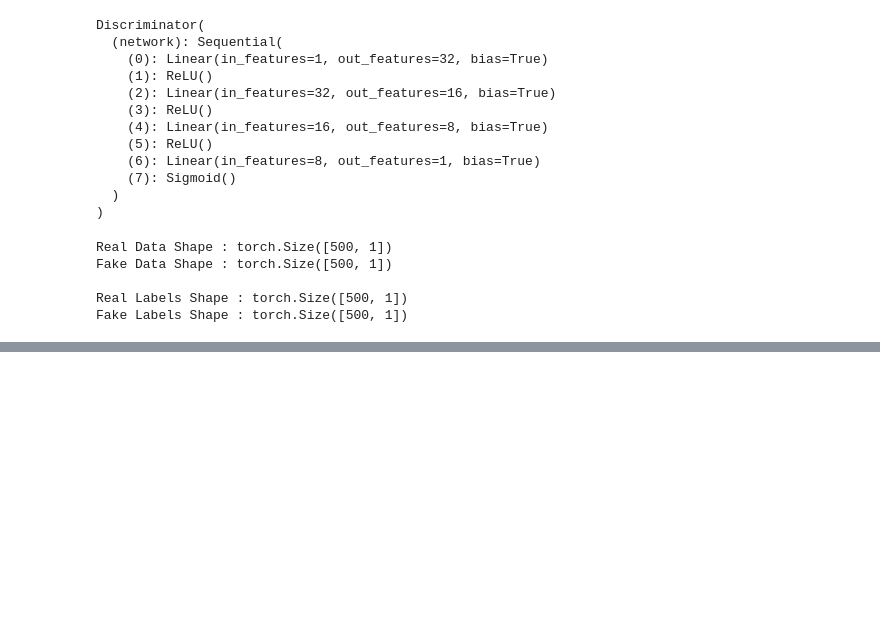
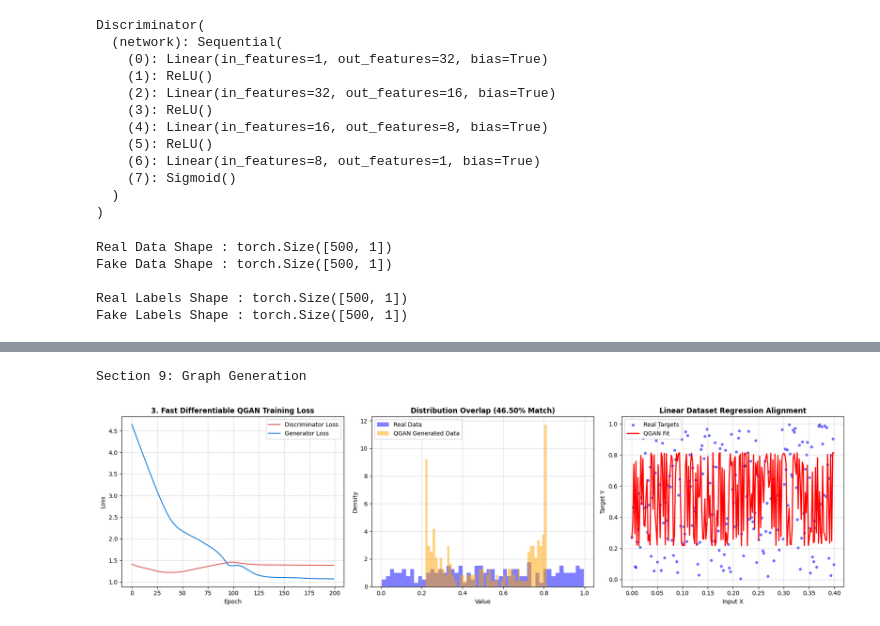
Before and after one commit to murtazaansari2504/QGAN-and-GAN, a Jupyter notebook: QGAN_final.ipynb, the cells around one changed output, grey strips where cells are left out. Drawn from its saved outputs; the diff is of its cells as text; code cells hidden in the pictures; blank space fills up the shorter version.

```diff
--- a/QGAN_final.ipynb
+++ b/QGAN_final.ipynb
@@ -1330,39 +1552,68 @@ print("-" * 45)
 # %%
 # SECTION 9: VISUALIZATION & GRAPHS
 
+import matplotlib.pyplot as plt
+import numpy as np
+
 print("Section 9: Graph Generation")
+
+
+def _to_1d_float(arr):
+    if hasattr(arr, "detach"):
+        arr = arr.detach().cpu().numpy()
+    return np.asarray(arr, dtype=np.float64).ravel()
+
+
+x_source = X_tensor if "X_tensor" in globals() else X_norm
+x_all = _to_1d_float(x_source)
+real_all = _to_1d_float(real_flat)
+fake_all = _to_1d_float(final_fake)
+
+# Scatter/line alignment ke liye lengths match karna
+n_align = min(len(x_all), len(real_all), len(fake_all))
+x_sub = x_all[:n_align]
+real_sub = real_all[:n_align]
+fake_sub = fake_all[:n_align]
+
+sort_idx = np.argsort(x_sub)
+x_sorted = x_sub[sort_idx]
+real_sorted = real_sub[sort_idx]
+fake_sorted = fake_sub[sort_idx]
 
 fig, axes = plt.subplots(1, 3, figsize=(18, 5))
 
 # Graph 1: Loss Curves
 axes[0].plot(loss_history_d, label="Discriminator Loss", color="#D9534F", linewidth=1.5)
 axes[0].plot(loss_history_g, label="Generator Loss", color="#0275D8", linewidth=1.5)
-axes[0].set_title("3.Fast Differentiable QGAN Training Loss", fontsize=12, fontweight='bold')
+axes[0].set_title("3. Fast Differentiable QGAN Training Loss", fontsize=12, fontweight="bold")
 axes[0].set_xlabel("Epoch")
 axes[0].set_ylabel("Loss")
 axes[0].grid(True, linestyle="--", alpha=0.6)
 axes[0].legend()
 
 # Graph 2: Real vs Generated Histogram Overlap
-axes[1].hist(real_flat, bins=25, alpha=0.5, label="Real Data", color="blue", density=True)
-axes[1].hist(final_fake, bins=25, alpha=0.5, label="QGAN Generated Data", color="orange", density=True)
-axes[1].set_title(f"Distribution Overlap ({histogram_overlap:.1f}% Match)", fontsize=12, fontweight='bold')
+axes[1].hist(real_all, bins=50, alpha=0.5, label="Real Data", color="blue", density=True)
+axes[1].hist(fake_all, bins=50, alpha=0.5, label="QGAN Generated Data", color="orange", density=True)
+axes[1].set_title(f"Distribution Overlap ({histogram_overlap:.2f}% Match)", fontsize=12, fontweight="bold")
 axes[1].set_xlabel("Value")
 axes[1].set_ylabel("Density")
 axes[1].grid(True, linestyle="--", alpha=0.6)
 axes[1].legend()
 
 # Graph 3: Linear Regression Scatter / Alignment Fit
-axes[2].scatter(X_tensor.numpy(), real_flat, color="blue", alpha=0.5, label="Real Targets")
-axes[2].plot(X_tensor.numpy(), final_fake, color="red", linewidth=2, label="QGAN Fit")
-axes[2].set_title("Linear Dataset Regression Alignment", fontsize=12, fontweight='bold')
+axes[2].scatter(x_sorted, real_sorted, color="blue", alpha=0.5, label="Real Targets", s=15)
+axes[2].plot(x_sorted, fake_sorted, color="red", linewidth=2, label="QGAN Fit")
+axes[2].set_title("Linear Dataset Regression Alignment", fontsize=12, fontweight="bold")
 axes[2].set_xlabel("Input X")
 axes[2].set_ylabel("Target Y")
 axes[2].grid(True, linestyle="--", alpha=0.6)
 axes[2].legend()
 
 plt.tight_layout()
 plt.show()
+# %% [output]
+Section 9: Graph Generation
+[figure, added]
 # %%
 
 # SECTION 10: COMPARATIVE PERFORMANCE OVERVIEW ACROSS ALL 3 QGANS
```
Also changed, not shown: parts of 23 cells of this notebook.
